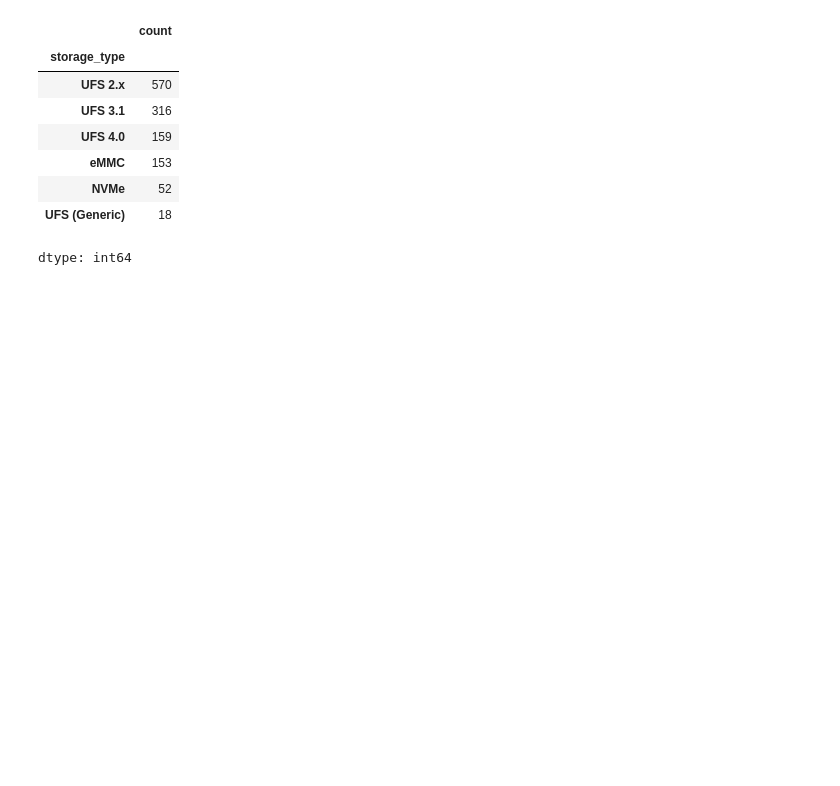
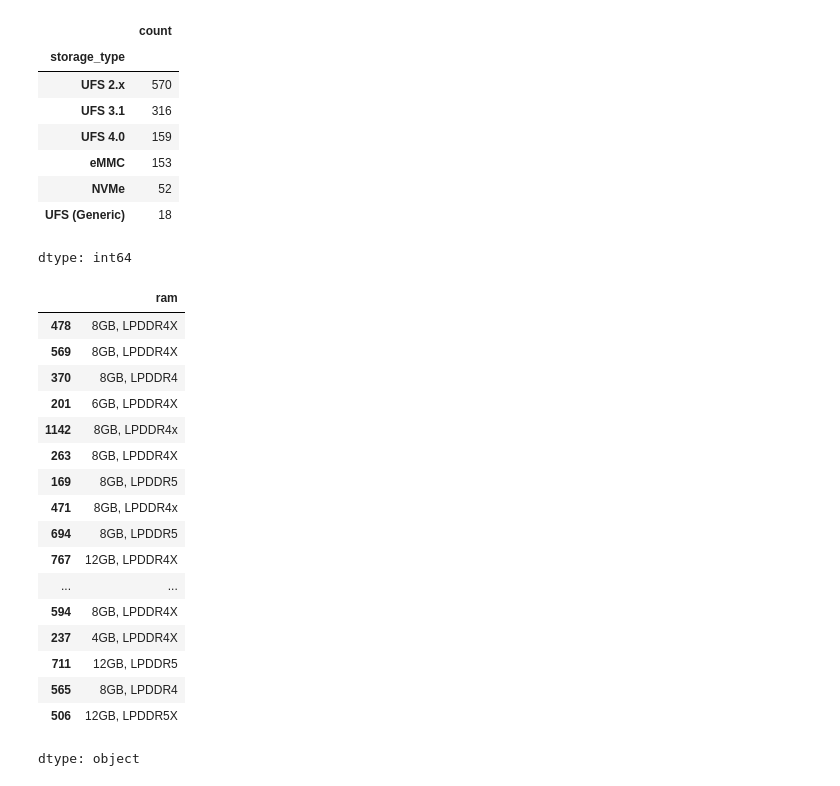
Before and after one commit to rajeshxdatascience/smartphone-recommender-system, a Jupyter notebook: SpecLens_AI_Data_Engineering.ipynb, the cells around one changed output. Cells and saved outputs as stored; diff of their text form; code cells hidden in the pictures; blank space fills up the shorter version.

```diff
--- a/SpecLens_AI_Data_Engineering.ipynb
+++ b/SpecLens_AI_Data_Engineering.ipynb
@@ -4814,3 +4814,24 @@ df['storage_type'].value_counts(dropna=False)
 | NVMe | 52 |
 | UFS (Generic) | 18 |
 dtype: int64
+# %%
+df['ram'].sample(20)
+# %% [output]
+|  | ram |
+| 478 | 8GB, LPDDR4X |
+| 569 | 8GB, LPDDR4X |
+| 370 | 8GB, LPDDR4 |
+| 201 | 6GB, LPDDR4X |
+| 1142 | 8GB, LPDDR4x |
+| 263 | 8GB, LPDDR4X |
+| 169 | 8GB, LPDDR5 |
+| 471 | 8GB, LPDDR4x |
+| 694 | 8GB, LPDDR5 |
+| 767 | 12GB, LPDDR4X |
+| ... | ... |
+| 594 | 8GB, LPDDR4X |
+| 237 | 4GB, LPDDR4X |
+| 711 | 12GB, LPDDR5 |
+| 565 | 8GB, LPDDR4 |
+| 506 | 12GB, LPDDR5X |
+dtype: object
```
Also changed, not shown: parts of 7 cells of this notebook.
